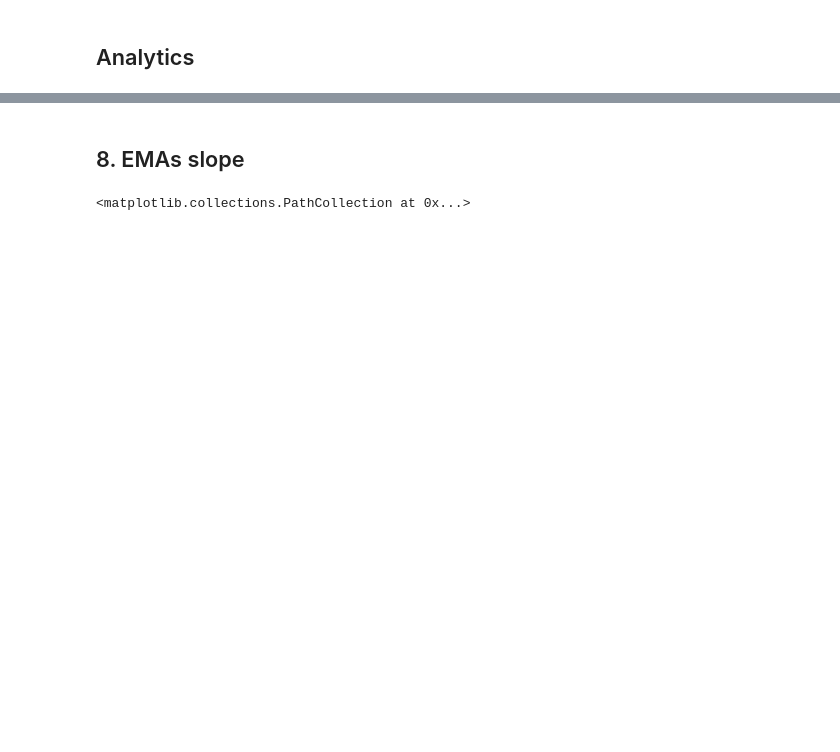
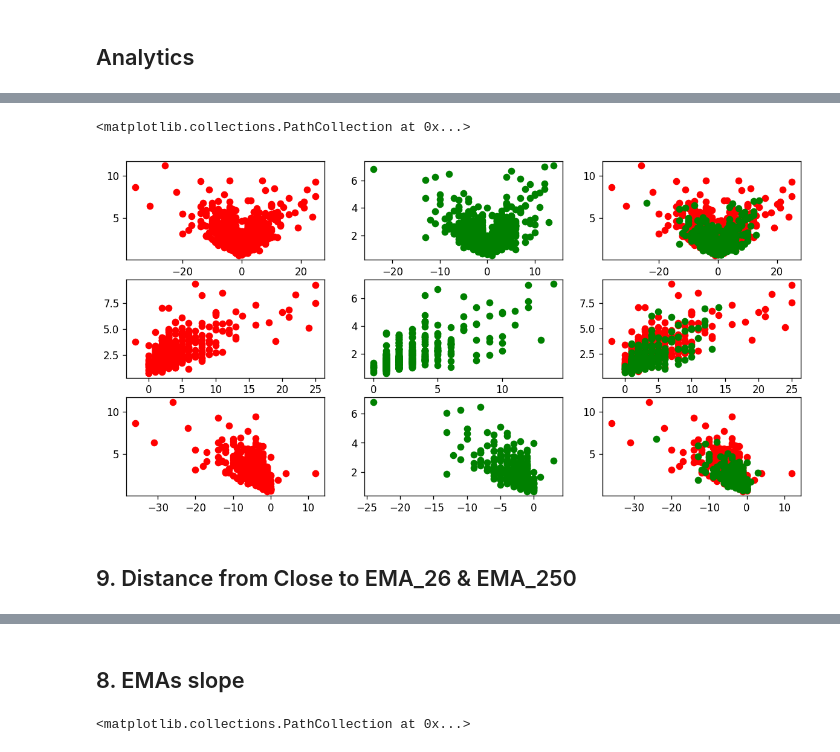
Before and after one commit to zuongthaotn/phantich-chungkhoan, a Jupyter notebook: VN30F1M/Couple_candlesticks_v1.ipynb, the cells around one changed output, grey strips where cells are left out. Drawn from its saved outputs; the diff is of its cells as text; code cells hidden in the pictures; blank space fills up the shorter version.

```diff
--- a/VN30F1M/Couple_candlesticks_v1.ipynb
+++ b/VN30F1M/Couple_candlesticks_v1.ipynb
@@ -152,0 +181,30 @@ data = data.assign(MACDh=macd['MACDh_12_26_9']).rename(columns={'MACDh_12_26_9':
+# %%
+plt.subplot(3, 3, 1)
+plt.scatter(trap_signals['price_move'], trap_signals['ATR'], c='red')
+plt.subplot(3, 3, 2)
+plt.scatter(real_signals['price_move'], real_signals['ATR'], c='green')
+plt.subplot(3, 3, 3)
+plt.scatter(trap_signals['price_move'], trap_signals['ATR'], c='red')
+plt.scatter(real_signals['price_move'], real_signals['ATR'], c='green')
+#
+plt.subplot(3, 3, 4)
+plt.scatter(long_trap_signals['price_move'], long_trap_signals['ATR'], c='red')
+plt.subplot(3, 3, 5)
+plt.scatter(long_real_signals['price_move'], long_real_signals['ATR'], c='green')
+plt.subplot(3, 3, 6)
+plt.scatter(long_trap_signals['price_move'], long_trap_signals['ATR'], c='red')
+plt.scatter(long_real_signals['price_move'], long_real_signals['ATR'], c='green')
+#
+#
+plt.subplot(3, 3, 7)
+plt.scatter(short_trap_signals['price_move'], short_trap_signals['ATR'], c='red')
+plt.subplot(3, 3, 8)
+plt.scatter(short_real_signals['price_move'], short_real_signals['ATR'], c='green')
+plt.subplot(3, 3, 9)
+plt.scatter(short_trap_signals['price_move'], short_trap_signals['ATR'], c='red')
+plt.scatter(short_real_signals['price_move'], short_real_signals['ATR'], c='green')
+# %% [output]
+<matplotlib.collections.PathCollection at 0x...>
+[figure, added]
+# %% [markdown]
+## 9. Distance from Close to EMA_26 & EMA_250
```
Also changed, not shown: parts of 32 cells of this notebook, 1 other file.
